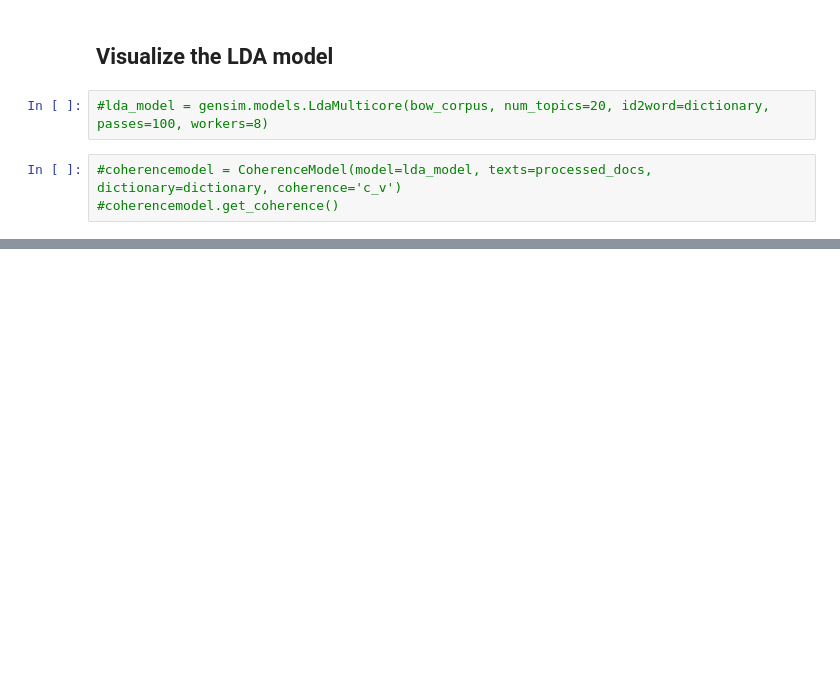
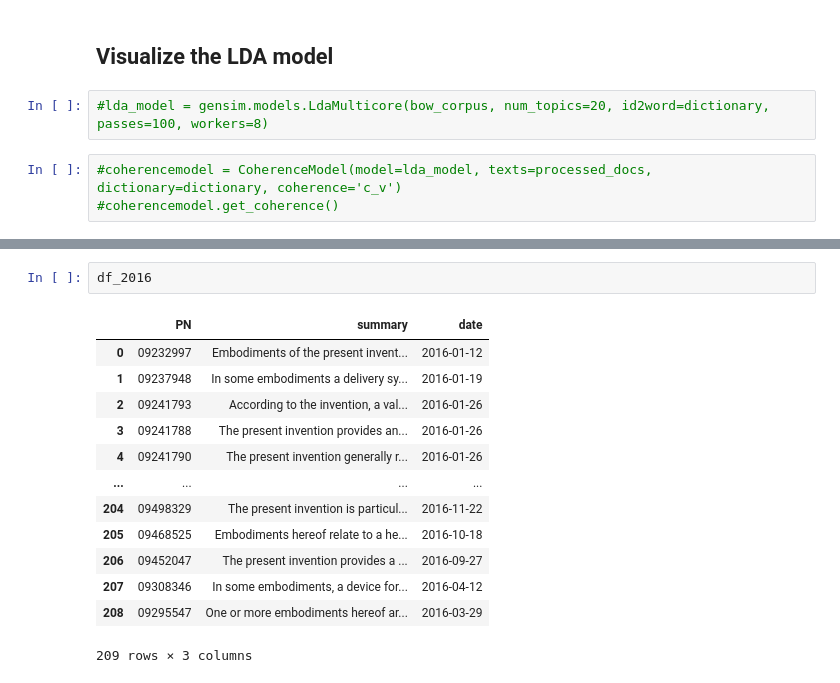
Before and after one commit to annie0807/Topic-analysis, a Jupyter notebook: patent_summary-TAVI.ipynb, the cells around one changed output, grey strips where cells are left out. Drawn from its saved outputs; the diff is of its cells as text; blank space fills up the shorter version.

```diff
--- a/patent_summary-TAVI.ipynb
+++ b/patent_summary-TAVI.ipynb
@@ -450,0 +719,16 @@ pyLDAvis.display(vis_data_3)
+# %%
+df_2016
+# %% [output]
+|  | PN | summary | date |
+| 0 | 09232997 | Embodiments of the present invent... | 2016-01-12 |
+| 1 | 09237948 | In some embodiments a delivery sy... | 2016-01-19 |
+| 2 | 09241793 | According to the invention, a val... | 2016-01-26 |
+| 3 | 09241788 | The present invention provides an... | 2016-01-26 |
+| 4 | 09241790 | The present invention generally r... | 2016-01-26 |
+| ... | ... | ... | ... |
+| 204 | 09498329 | The present invention is particul... | 2016-11-22 |
+| 205 | 09468525 | Embodiments hereof relate to a he... | 2016-10-18 |
+| 206 | 09452047 | The present invention provides a ... | 2016-09-27 |
+| 207 | 09308346 | In some embodiments, a device for... | 2016-04-12 |
+| 208 | 09295547 | One or more embodiments hereof ar... | 2016-03-29 |
+209 rows × 3 columns
```
Also changed, not shown: parts of 77 cells of this notebook.
